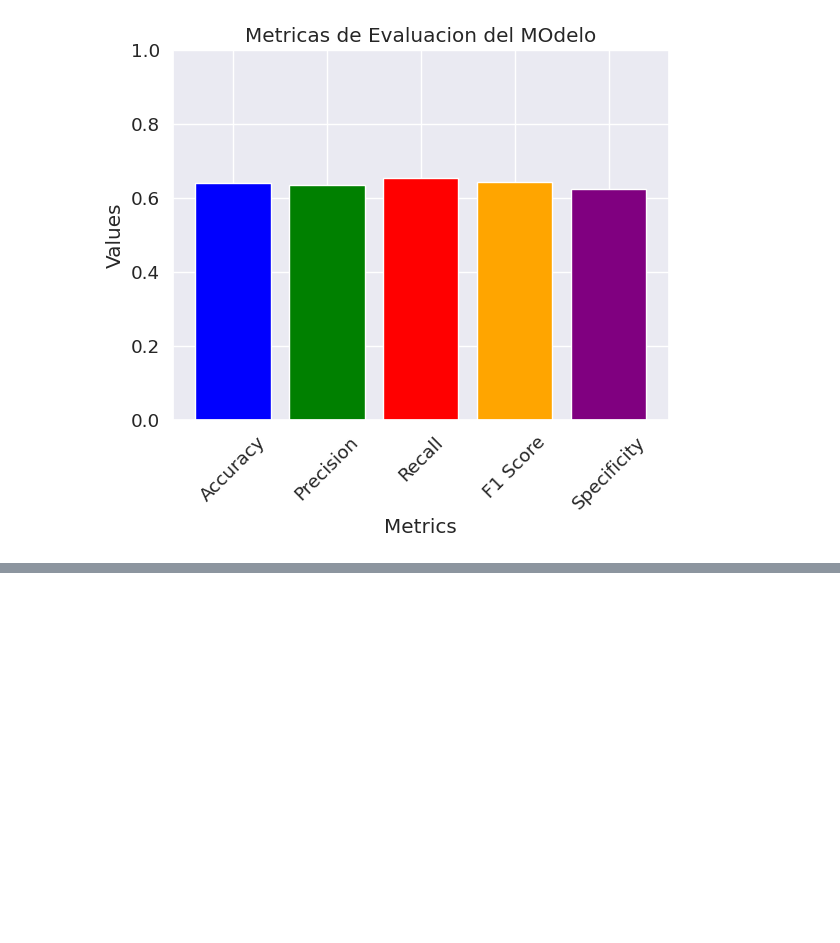
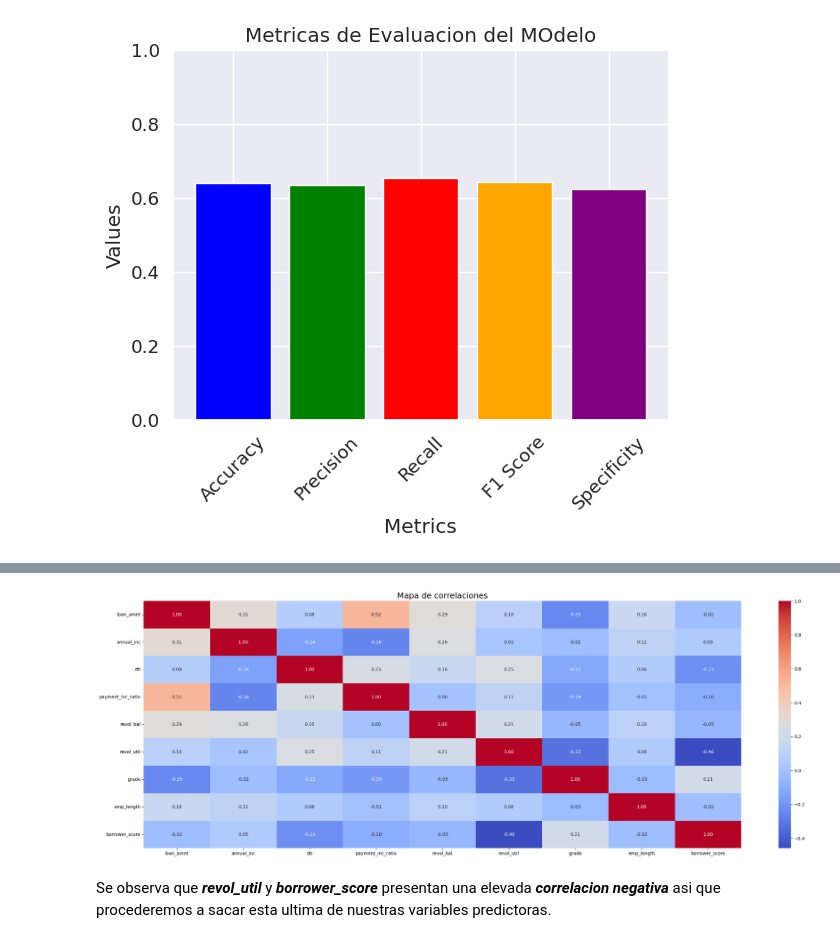
Before and after one commit to MPC139/AI, a Jupyter notebook: Machine Learning with Python/Classification/KNN/KNN_practice_np.ipynb, the cells around one changed output, grey strips where cells are left out. Cells and saved outputs as stored; diff of their text form; code cells hidden in the pictures; blank space fills up the shorter version.

Commit message:
Continue working with the dataset loan data np

```diff
--- a/Machine Learning with Python/Classification/KNN/KNN_practice_np.ipynb
+++ b/Machine Learning with Python/Classification/KNN/KNN_practice_np.ipynb
@@ -248,0 +260,3 @@ plt.show()
+# %%
+df_2 = pd.read_csv("./loan_data_modified2.csv")
+df_2.tail()
@@ -248,0 +289,5 @@ plt.show()
+# %%
+predictors_2 = ['loan_amnt', 'annual_inc', 'dti', 'payment_inc_ratio',
+       'revol_bal', 'revol_util', 'grade',
+       'emp_length', 'borrower_score']
+outcomes_2 = 'outcome'
@@ -248,0 +297,9 @@ plt.show()
+# %%
+plt.figure(figsize= (30,10))
+sns.heatmap(df_2[predictors_2].corr(), annot=True, cmap='coolwarm', fmt='.2f')
+plt.title('Mapa de correlaciones', fontsize=18)
+plt.show()
+# %% [output]
+[figure, added]
+# %% [markdown]
+Se observa que ***revol_util*** y ***borrower_score*** presentan una elevada ***correlacion negativa*** asi que procederemos a sacar esta ultima de nuestras variables predictoras.
```
Also changed, not shown: parts of 16 cells of this notebook.
